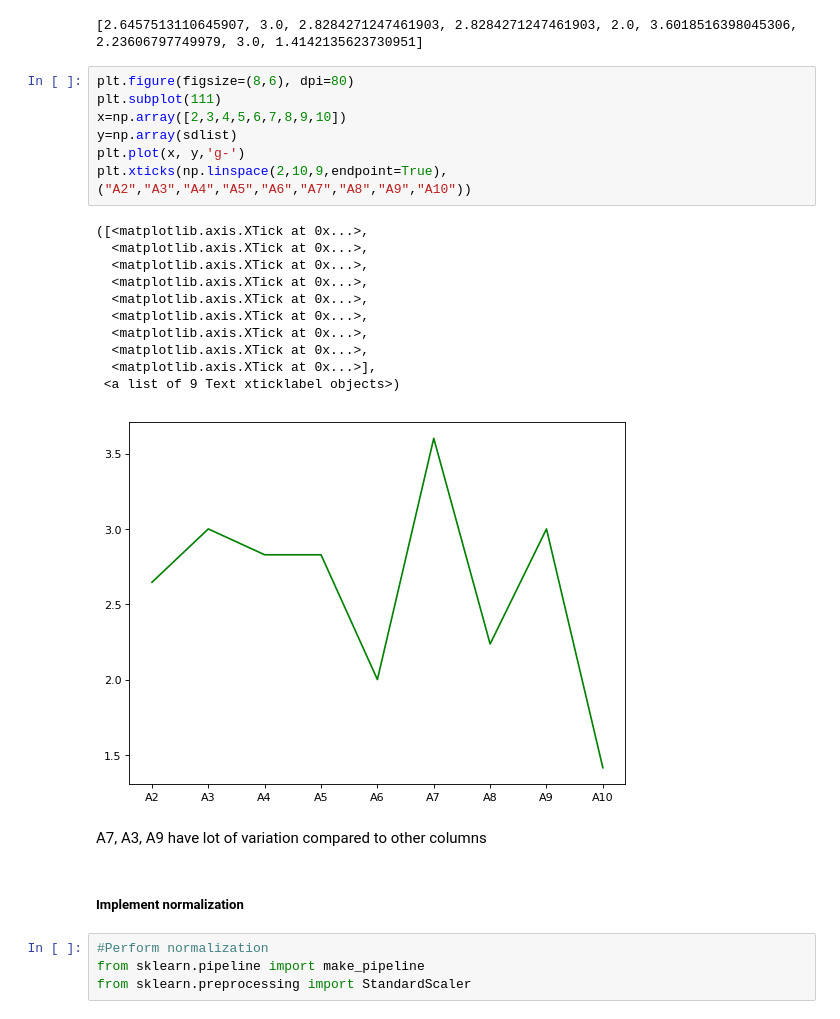
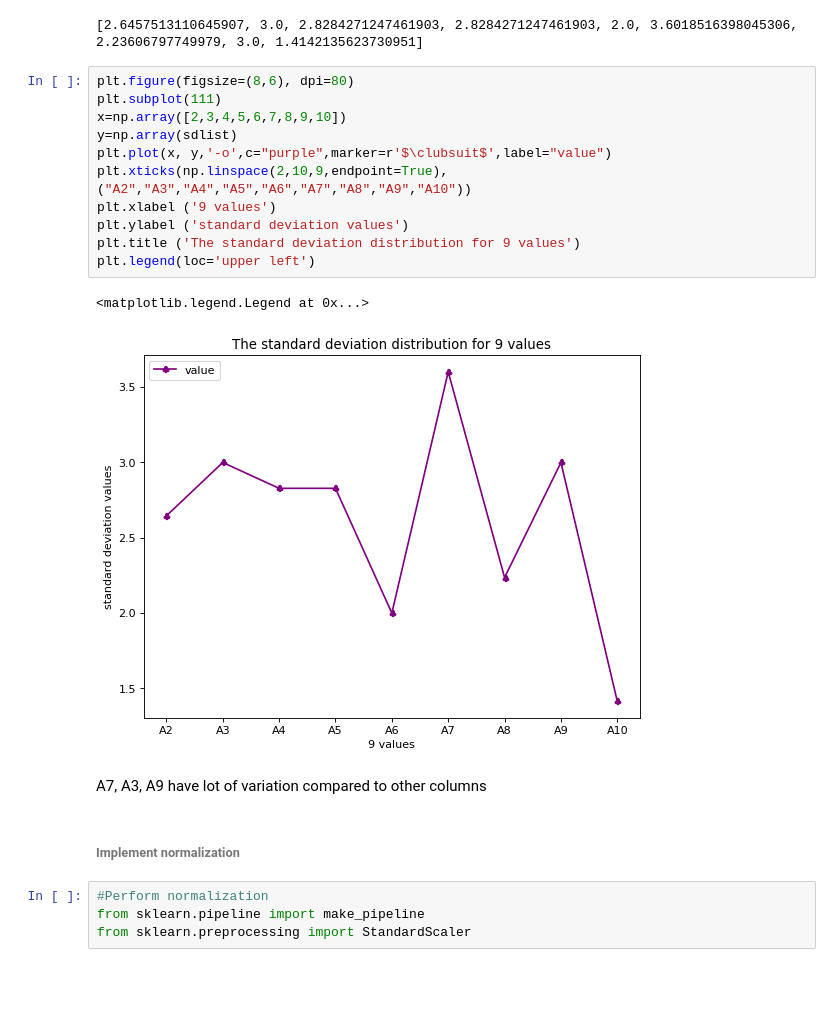
Before and after one commit to psiddam/FA18INFO-G9-PythonProject, a Jupyter notebook: Phase2/Code/Final Project Phase2.ipynb, the cells around one changed output. Drawn from its saved outputs; the diff is of its cells as text; blank space fills up the shorter version.

```diff
--- a/Phase2/Code/Final Project Phase2.ipynb
+++ b/Phase2/Code/Final Project Phase2.ipynb
@@ -298,26 +304,21 @@ print(sdlist)
 # %%
 plt.figure(figsize=(8,6), dpi=80)
 plt.subplot(111)
 x=np.array([2,3,4,5,6,7,8,9,10])
 y=np.array(sdlist)
-plt.plot(x, y,'g-')
+plt.plot(x, y,'-o',c="purple",marker=r'$\clubsuit$',label="value")
 plt.xticks(np.linspace(2,10,9,endpoint=True), ("A2","A3","A4","A5","A6","A7","A8","A9","A10"))
+plt.xlabel ('9 values')
+plt.ylabel ('standard deviation values')
+plt.title ('The standard deviation distribution for 9 values')
+plt.legend(loc='upper left')
 # %% [output]
-([<matplotlib.axis.XTick at 0x...>,
-  <matplotlib.axis.XTick at 0x...>,
-  <matplotlib.axis.XTick at 0x...>,
-  <matplotlib.axis.XTick at 0x...>,
-  <matplotlib.axis.XTick at 0x...>,
-  <matplotlib.axis.XTick at 0x...>,
-  <matplotlib.axis.XTick at 0x...>,
-  <matplotlib.axis.XTick at 0x...>,
-  <matplotlib.axis.XTick at 0x...>],
- <a list of 9 Text xticklabel objects>)
+<matplotlib.legend.Legend at 0x...>
-[figure, old version]
+[figure, new version]
 # %% [markdown]
 A7, A3, A9 have lot of variation compared to other columns
 # %% [markdown]
-#####  Implement normalization
+######  Implement normalization
 # %%
 #Perform normalization
 from sklearn.pipeline import make_pipeline
```
Also changed, not shown: parts of 6 cells of this notebook.
